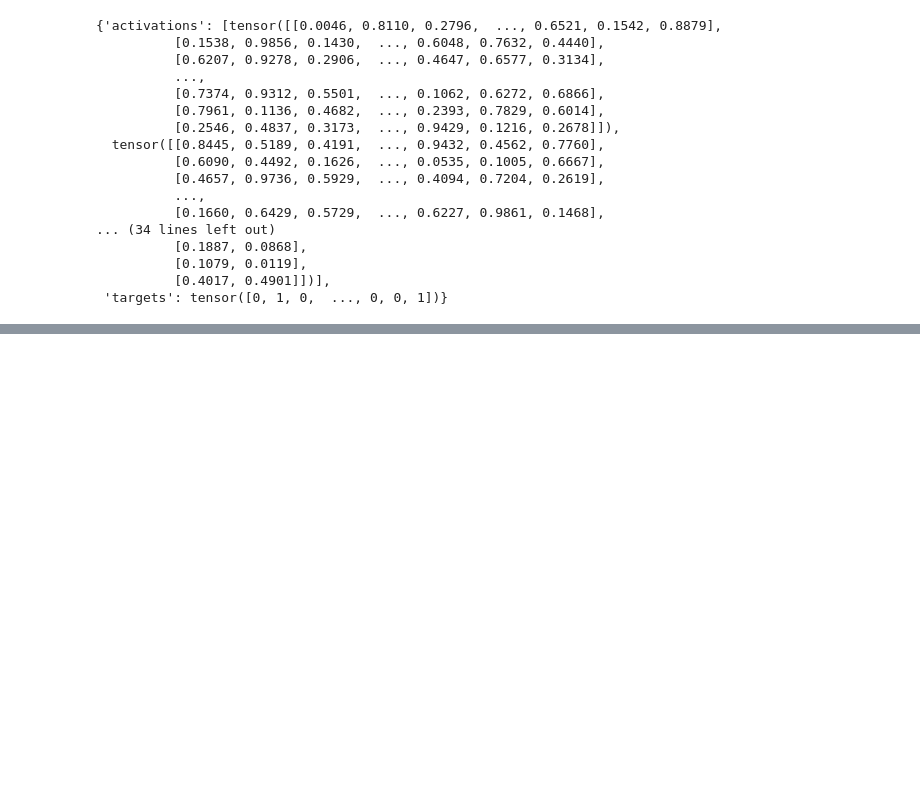
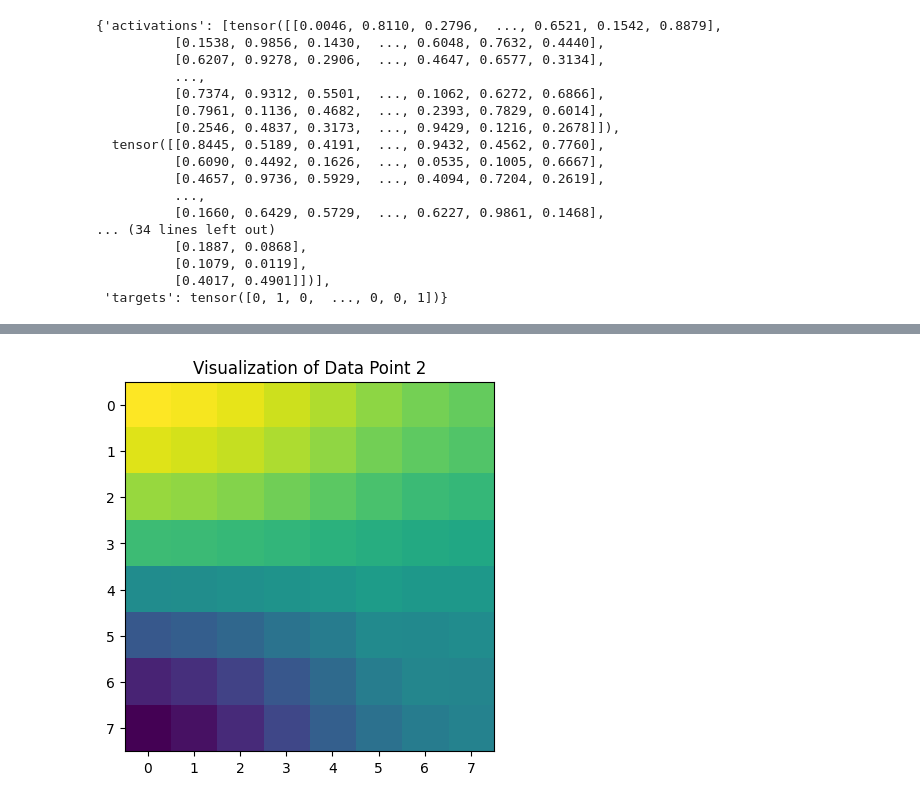
Before and after one commit to saribx/Explainable-AI-neural-network-visualisation-tool, a Jupyter notebook: sample_XAI_1_model.ipynb, the cells around one changed output, grey strips where cells are left out. Drawn from its saved outputs; the diff is of its cells as text; code cells hidden in the pictures; blank space fills up the shorter version.

```diff
--- a/sample_XAI_1_model.ipynb
+++ b/sample_XAI_1_model.ipynb
@@ -229,0 +372,24 @@ torch.save(random_acts_dict,"random_acts_linear_correlated_model_with_targets.pt
+# %%
+import matplotlib.pyplot as plt
+import numpy as np
+
+def visualize_data_point(data_dict, data_point_index=0):
+  # Access the data
+  data = data_dict["x_train"]
+  data = np.array(data)
+
+  # Select the specified data point
+  single_data_point = data[data_point_index]
+
+  # Reshape the selected data point
+  reshaped_data = single_data_point.reshape(8, 8)
+
+  # Display the image
+  plt.imshow(reshaped_data)
+  plt.title(f"Visualization of Data Point {data_point_index}")
+  plt.show()
+
+# Example usage:
+visualize_data_point(model_linear_correlated_data_dict, data_point_index=2)  # Visualize the 5th data point
+# %% [output]
+[figure, added]
```
Also changed, not shown: parts of 17 cells of this notebook.
